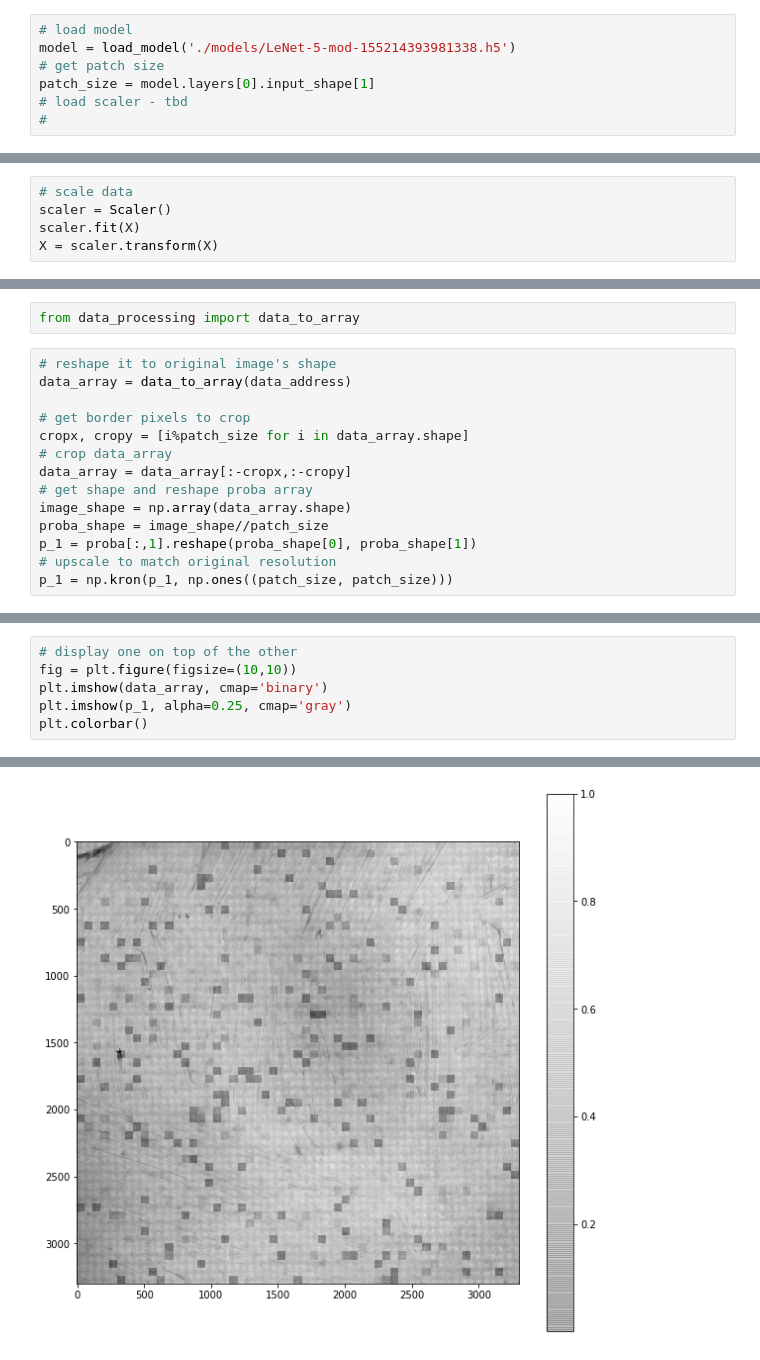
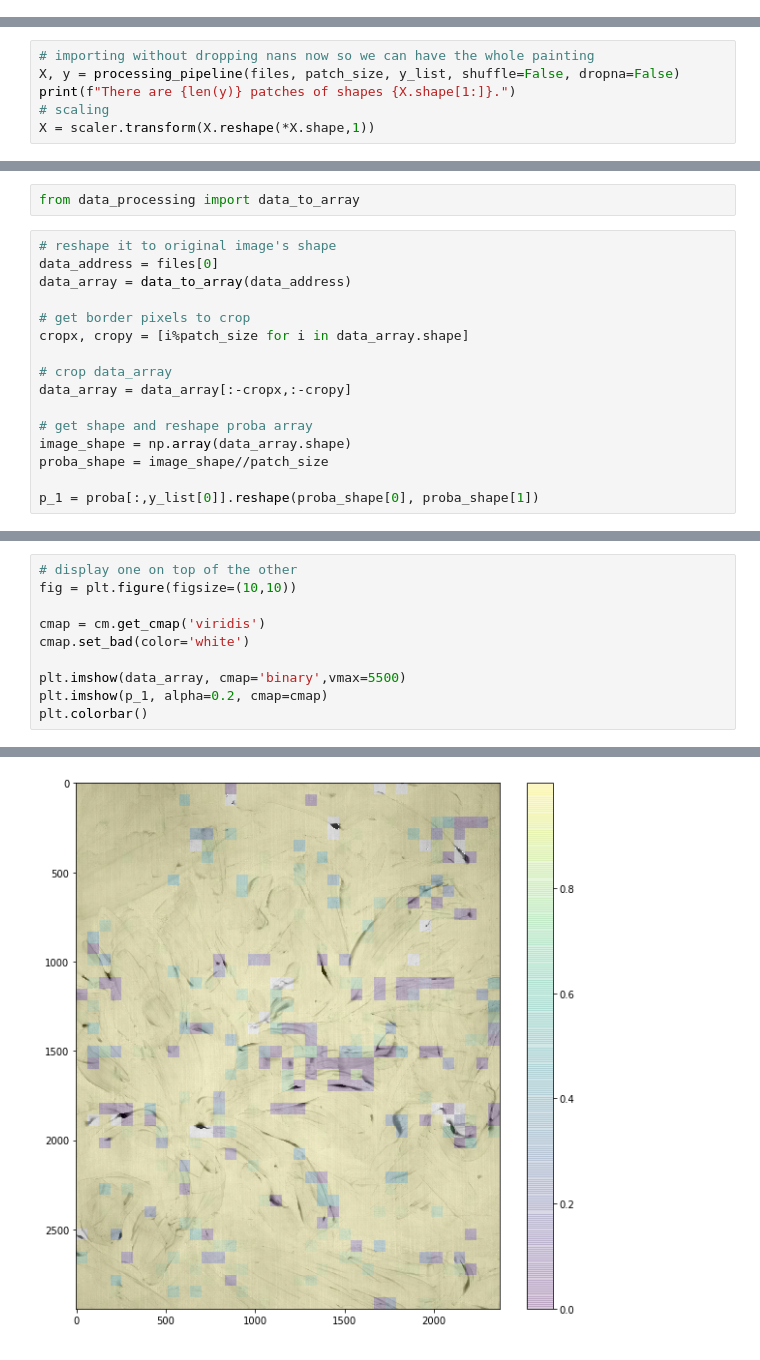
Before and after one commit to modw/painter-id, a Jupyter notebook: Visualizing network.ipynb, the cells around one changed output, grey strips where cells are left out. Drawn from its saved outputs; the diff is of its cells as text.

```diff
--- a/Visualizing network.ipynb
+++ b/Visualizing network.ipynb
@@ -148,7 +178,0 @@ from data_processing import Scaler
-# %%
-# load model
-model = load_model('./models/LeNet-5-mod-155214393981338.h5')
-# get patch size
-patch_size = model.layers[0].input_shape[1]
-# load scaler - tbd
-#
@@ -160,5 +179,6 @@ X = X.reshape(*X.shape,1)
-# %%
-# scale data
-scaler = Scaler()
-scaler.fit(X)
-X = scaler.transform(X)
+# %%
+# importing without dropping nans now so we can have the whole painting
+X, y = processing_pipeline(files, patch_size, y_list, shuffle=False, dropna=False)
+print(f"There are {len(y)} patches of shapes {X.shape[1:]}.")
+# scaling
+X = scaler.transform(X.reshape(*X.shape,1))
@@ -169,15 +192,17 @@ proba = model.predict_proba(X)
 from data_processing import data_to_array
 # %%
 # reshape it to original image's shape
+data_address = files[0]
 data_array = data_to_array(data_address)
 
 # get border pixels to crop
 cropx, cropy = [i%patch_size for i in data_array.shape]
+
 # crop data_array
 data_array = data_array[:-cropx,:-cropy]
+
 # get shape and reshape proba array
 image_shape = np.array(data_array.shape)
 proba_shape = image_shape//patch_size
-p_1 = proba[:,1].reshape(proba_shape[0], proba_shape[1])
-# upscale to match original resolution
-p_1 = np.kron(p_1, np.ones((patch_size, patch_size)))
+
+p_1 = proba[:,y_list[0]].reshape(proba_shape[0], proba_shape[1])
@@ -184,9 +214,13 @@ p_1 = np.kron(p_1, np.ones((patch_size, patch_size)))
 # %%
 # display one on top of the other
 fig = plt.figure(figsize=(10,10))
-plt.imshow(data_array, cmap='binary')
-plt.imshow(p_1, alpha=0.25, cmap='gray')
+
+cmap = cm.get_cmap('viridis')
+cmap.set_bad(color='white')
+
+plt.imshow(data_array, cmap='binary',vmax=5500)
+plt.imshow(p_1, alpha=0.2, cmap=cmap)
 plt.colorbar()
 # %% [output]
 <matplotlib.colorbar.Colorbar at 0x...>
-[figure, old version]
+[figure, new version]
```
Also changed, not shown: parts of 23 cells of this notebook.
